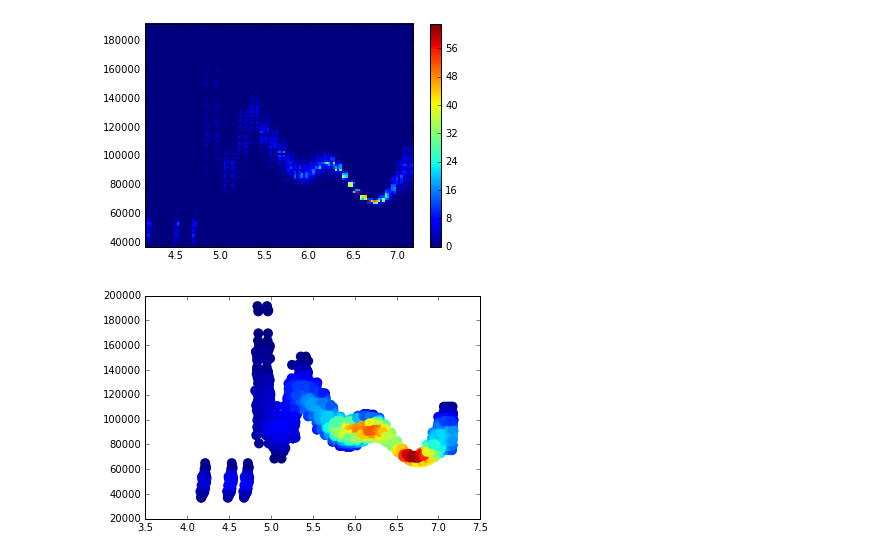
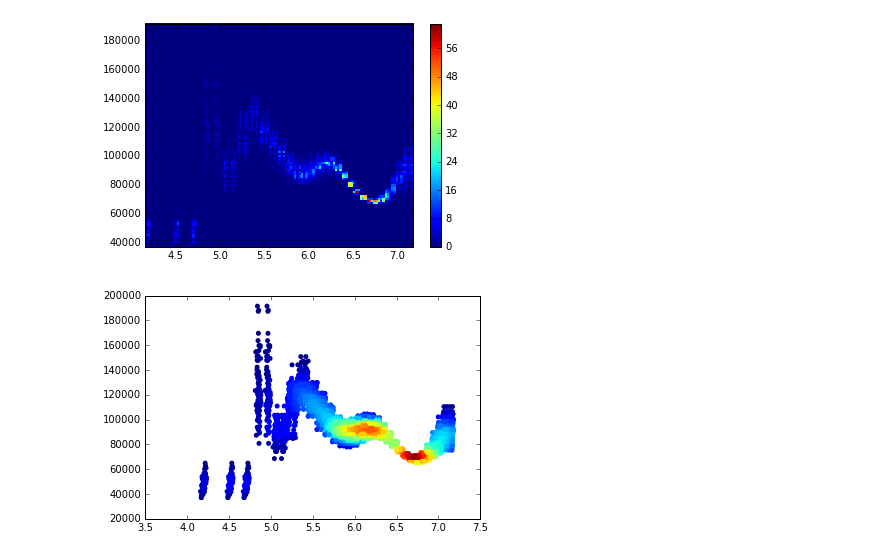
Before and after one commit to TheCulliganMan/psmc_heat_map, a Jupyter notebook: PSMC Heat Map.ipynb, the cells around one changed output. Saved outputs shown, nothing was run; the diff lists cells and outputs as text; code cells hidden in the pictures.

Commit message:
update graphs

```diff
--- a/PSMC Heat Map.ipynb
+++ b/PSMC Heat Map.ipynb
@@ -68,7 +68,7 @@ plt.show()
 [figure]
 # %%
 fig, ax = plt.subplots()
-ax.scatter(x, y, c=z, s=100, edgecolor='')
+ax.scatter(x, y, c=z, s=25, edgecolor='')
 plt.show()
 # %% [output]
-[figure, old version]
+[figure, new version]
```
